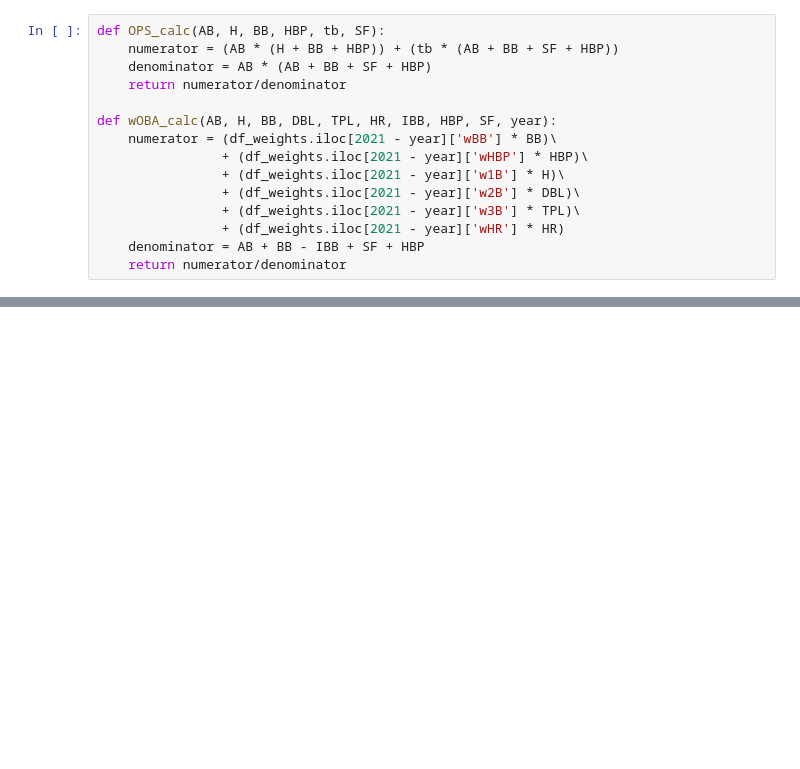
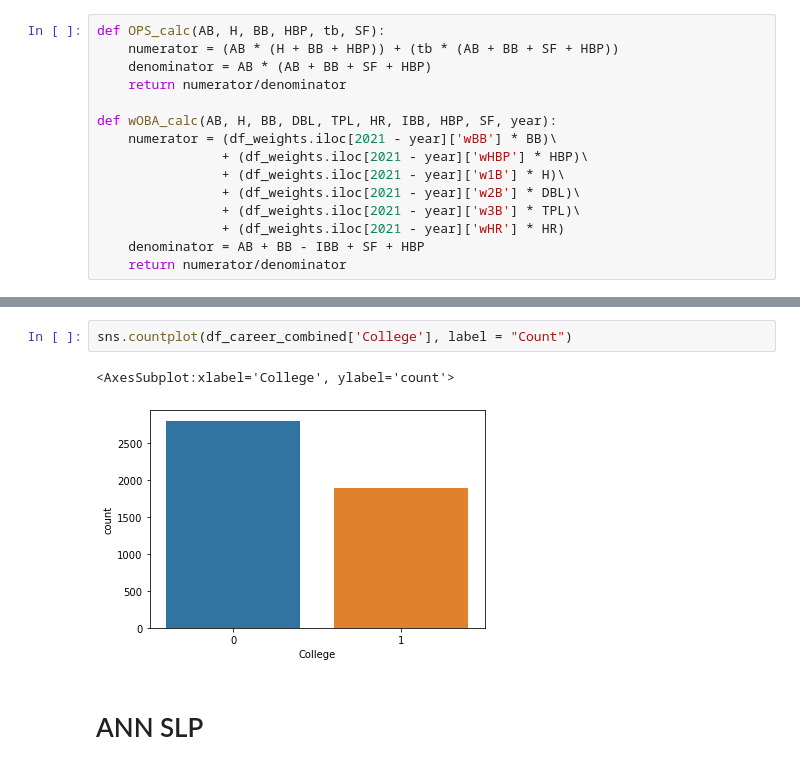
Before and after one commit to Chernide/BaseballPredictorCSCI-5502, a Jupyter notebook: college/CollegeAnalysis.ipynb, the cells around one changed output, grey strips where cells are left out. Drawn from its saved outputs; the diff is of its cells as text; blank space fills up the shorter version.

```diff
--- a/college/CollegeAnalysis.ipynb
+++ b/college/CollegeAnalysis.ipynb
@@ -199,0 +216,7 @@ abreujo02
+# %%
+sns.countplot(df_career_combined['College'], label = "Count")
+# %% [output]
+<AxesSubplot:xlabel='College', ylabel='count'>
+[figure, added]
+# %% [markdown]
+# ANN SLP
```
Also changed, not shown: parts of 34 cells of this notebook.
